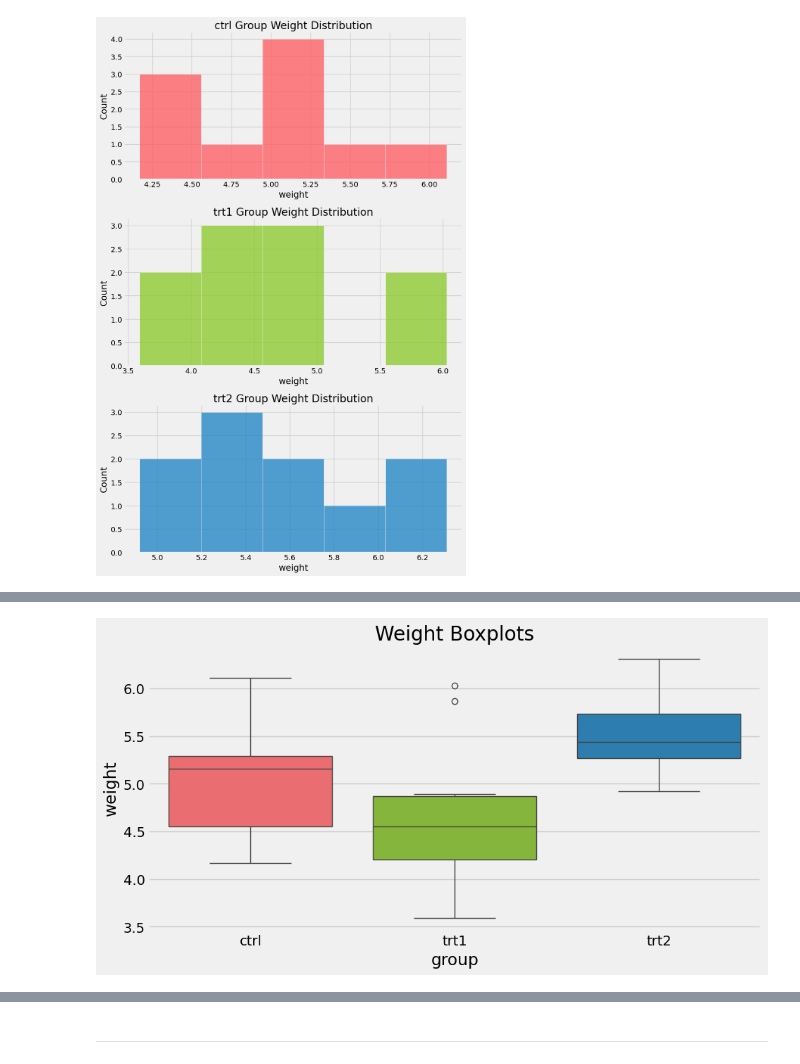
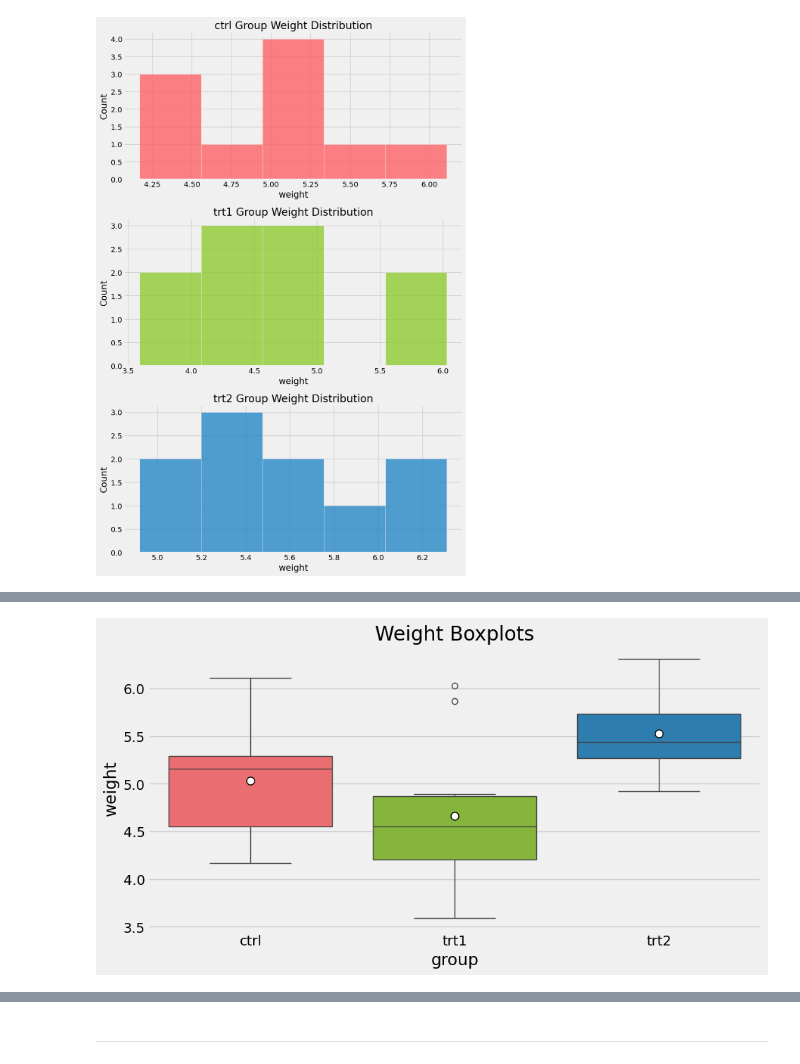
Before and after one commit to humphs078/applied_statistics, a Jupyter notebook: project.ipynb, the cells around one changed output, grey strips where cells are left out. Drawn from its saved outputs; the diff is of its cells as text; code cells hidden in the pictures.

```diff
--- a/project.ipynb
+++ b/project.ipynb
@@ -221,13 +300,20 @@ plt.show()
+# %%
+# visualise the mean on boxplot
+#  based on code from - https://www.statology.org/seaborn-boxplot-mean/
+meanprops={'marker':'o', 'markerfacecolor':'white',
+           'markeredgecolor':'black', 'markersize':'8'}
 # %%
 # create an empty plot.
 fig, ax = plt.subplots()
 
 # plot the data
+sns.boxplot(data=data, y=data['weight'], x='group', hue='group',
+            palette=palette, showmeans=True, meanprops=meanprops).set_title('Weight Boxplots')
 
-sns.boxplot(data=data, y=data['weight'], x='group', hue='group', palette=palette).set_title('Weight Boxplots')
+# show the results
 plt.show()
 # %% [output]
-[figure, old version]
+[figure, new version]
 # %% [markdown]
 ## t Test <a id="t-test"></a>
 
```
Also changed, not shown: parts of 22 cells of this notebook, 2 other files.
